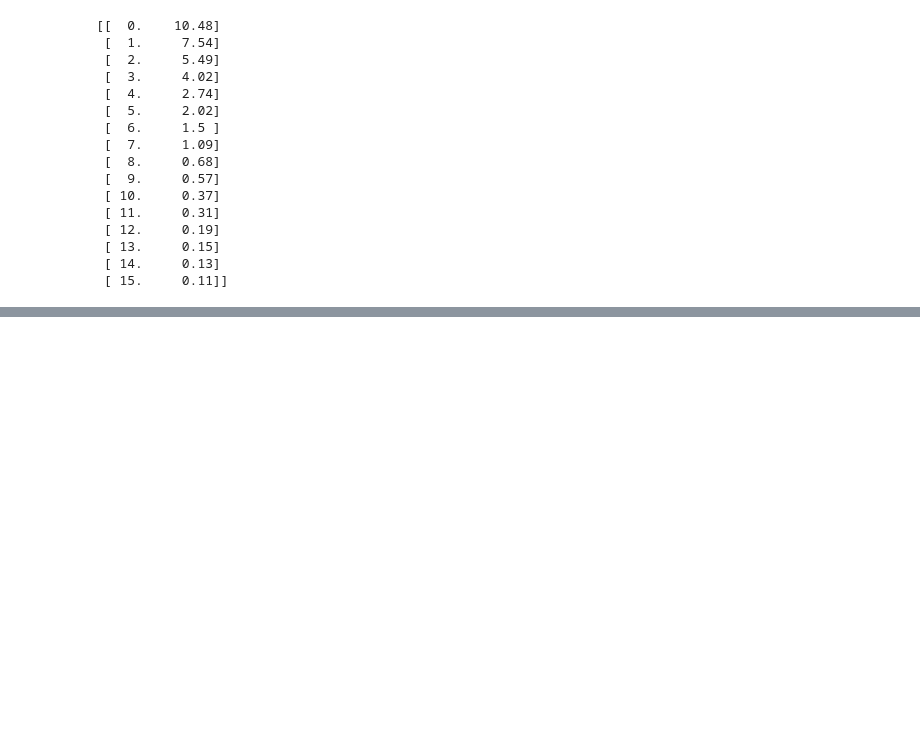
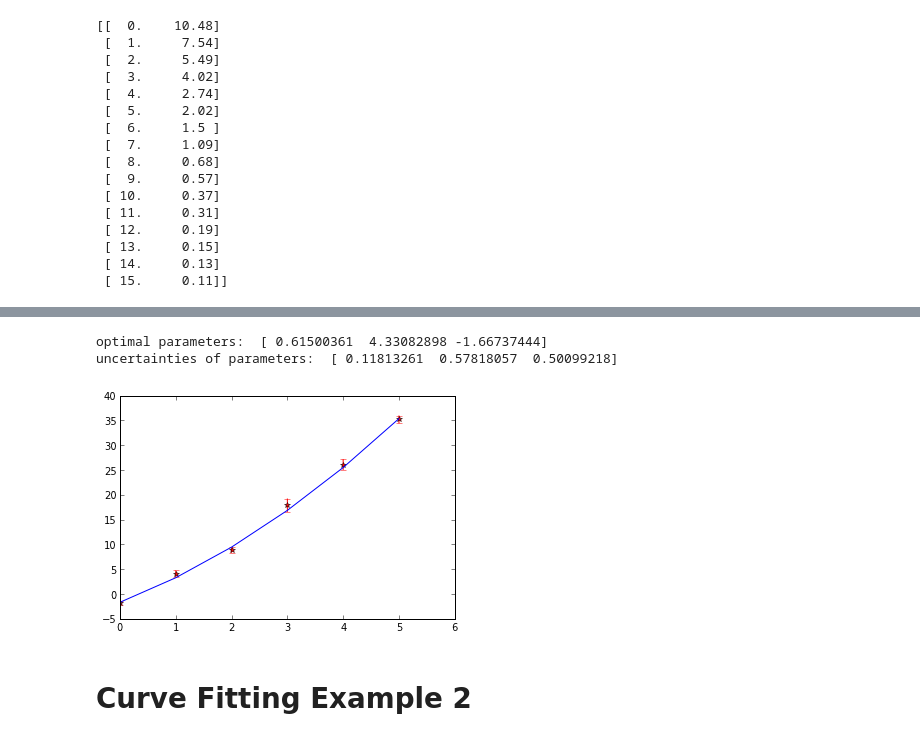
Before and after one commit to jruncoPHYS202/PHYS202-S13, a Jupyter notebook: week10/LinearRegression.ipynb, the cells around one changed output, grey strips where cells are left out. Saved outputs shown, nothing was run; the diff lists cells and outputs as text; code cells hidden in the pictures; blank space fills up the shorter version.

```diff
--- a/week10/LinearRegression.ipynb
+++ b/week10/LinearRegression.ipynb
@@ -35,0 +85,37 @@ show()
+# %%
+#Define the fir function
+def func(x,a,b,c):
+    return (a*x**2 + b*x + c)
+# %%
+# Define some data (including uncertainties)
+x = array([0.0,1.0,2.0,3.0,4.0,5.0])
+y = array([-1.78,4.09,8.85,17.9,26.1,35.2])
+yerr = array([0.460,0.658,0.528,1.34,1.09,0.786])
+# %%
+# Make initial guess at parameters
+p0 = [1.0,3.0,-2.0]
+
+#Call the curve fitter and have it return the optimized parameters (popt)
+popt,pcov = curve_fit(func,x,y,p0,yerr)
+# %%
+#Compute the parameter uncertainties from the covariance matrix
+punc = zeros(len(popt))
+for i in arange(0,len(popt)):
+    punc[i] = sqrt(pcov[i,i])
+
+# Print the result
+print "optimal parameters: ", popt
+print "uncertainties of parameters: ", punc
+# %% [output]
+optimal parameters:  [ 0.61500361  4.33082898 -1.66737444]
+uncertainties of parameters:  [ 0.11813261  0.57818057  0.50099218]
+# %%
+errorbar(x,y,yerr,fmt="r*")
+fitresult = func(x,popt[0],popt[1],popt[2])
+plot(x,fitresult,'b-')
+show()
+# %% [output]
+[figure, added]
+# %% [markdown]
+Curve Fitting Example 2
+=
```
Also changed, not shown: parts of 28 cells of this notebook, 3 other files.
